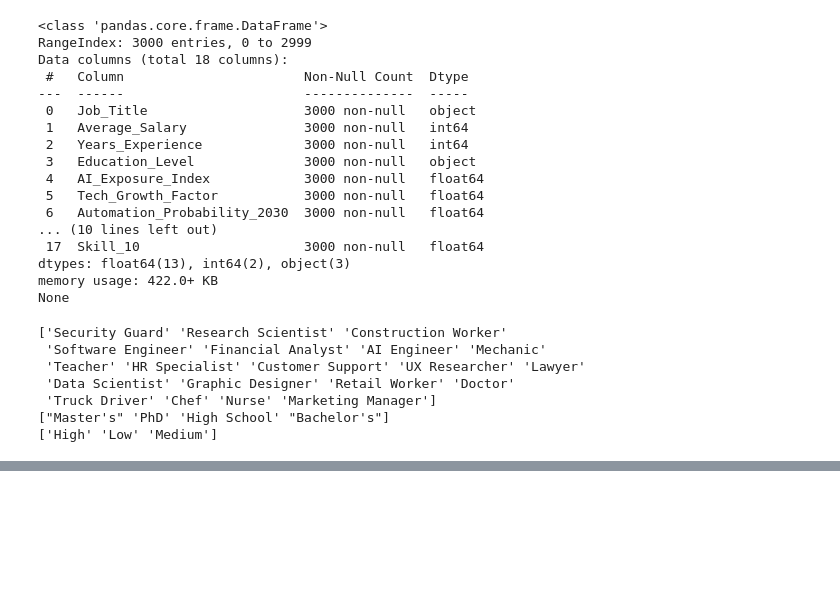
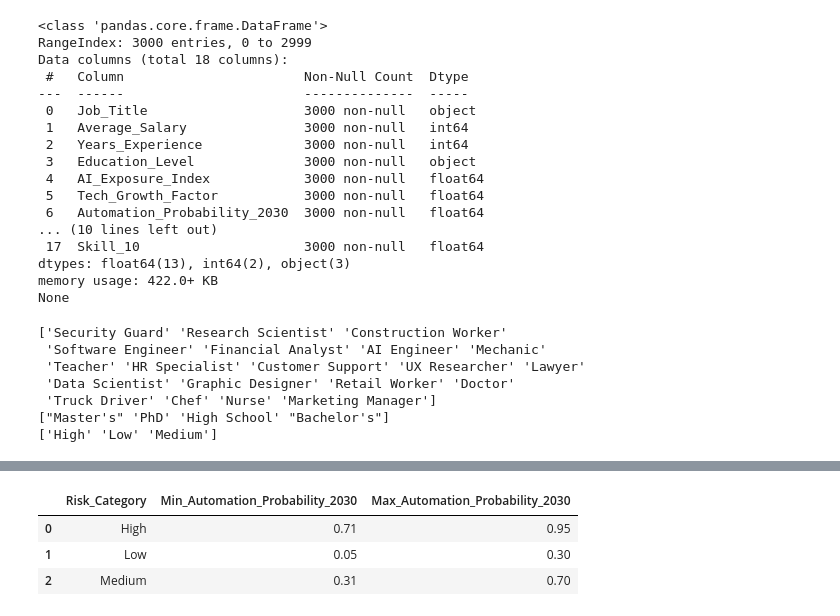
Before and after one commit to savitha14june/ai-impact-2030, a Jupyter notebook: ai_impact_on_jobs_DA.ipynb, the cells around one changed output, grey strips where cells are left out. Drawn from its saved outputs; the diff is of its cells as text; code cells hidden in the pictures; blank space fills up the shorter version.

```diff
--- a/ai_impact_on_jobs_DA.ipynb
+++ b/ai_impact_on_jobs_DA.ipynb
@@ -148,0 +103,18 @@ figure.show()
+# %%
+import seaborn as sns
+import numpy as np
+
+job_df = df.groupby('Job_Title')[['Automation_Probability_2030', 'AI_Exposure_Index']].mean().reset_index()
+job_df = job_df.sort_values(by='Automation_Probability_2030', ascending=False)
+
+#List of job titles for the x-axis
+job_titles = job_df['Job_Title'].tolist()
+
+automation_range_by_risk = df.groupby('Risk_Category')['Automation_Probability_2030'].agg(['min', 'max']).reset_index()
+automation_range_by_risk.rename(columns={'min': 'Min_Automation_Probability_2030', 'max': 'Max_Automation_Probability_2030'}, inplace=True)
+display(automation_range_by_risk)
+# %% [output]
+|  | Risk_Category | Min_Automation_Probability_2030 | Max_Automation_Probability_2030 |
+| 0 | High | 0.71 | 0.95 |
+| 1 | Low | 0.05 | 0.30 |
+| 2 | Medium | 0.31 | 0.70 |
```
Also changed, not shown: parts of 6 cells of this notebook.
